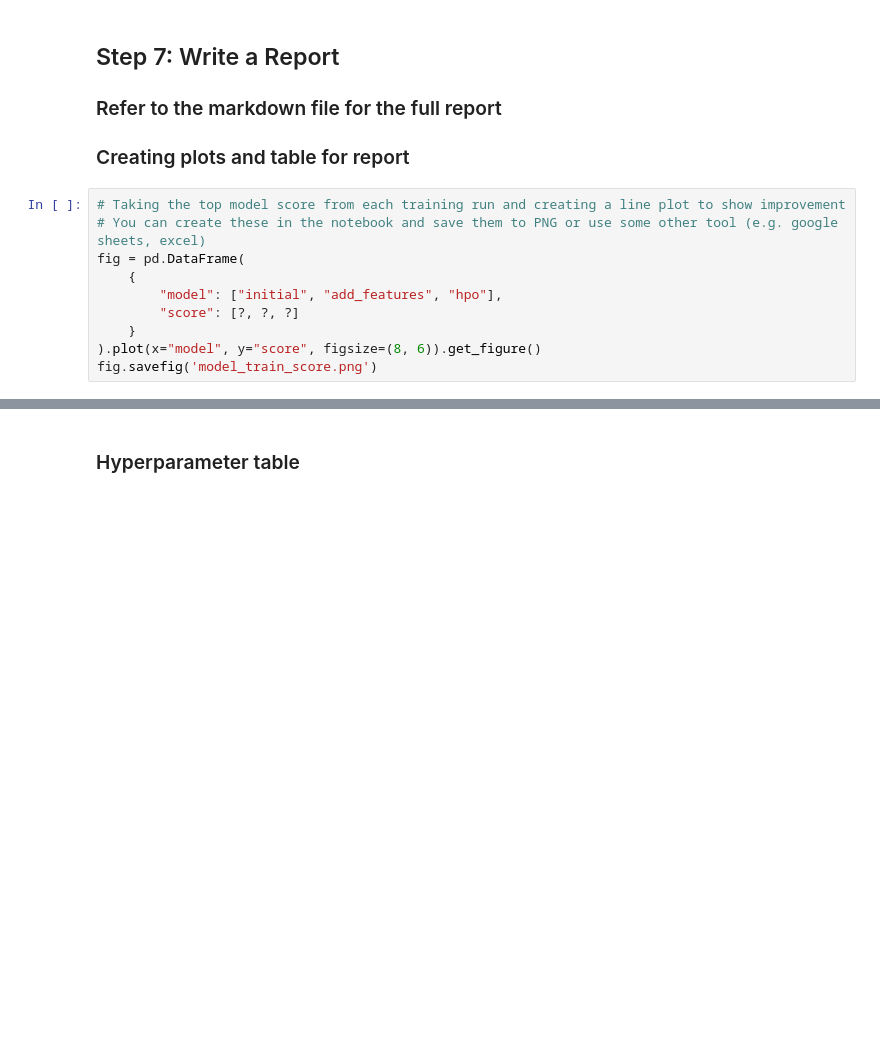
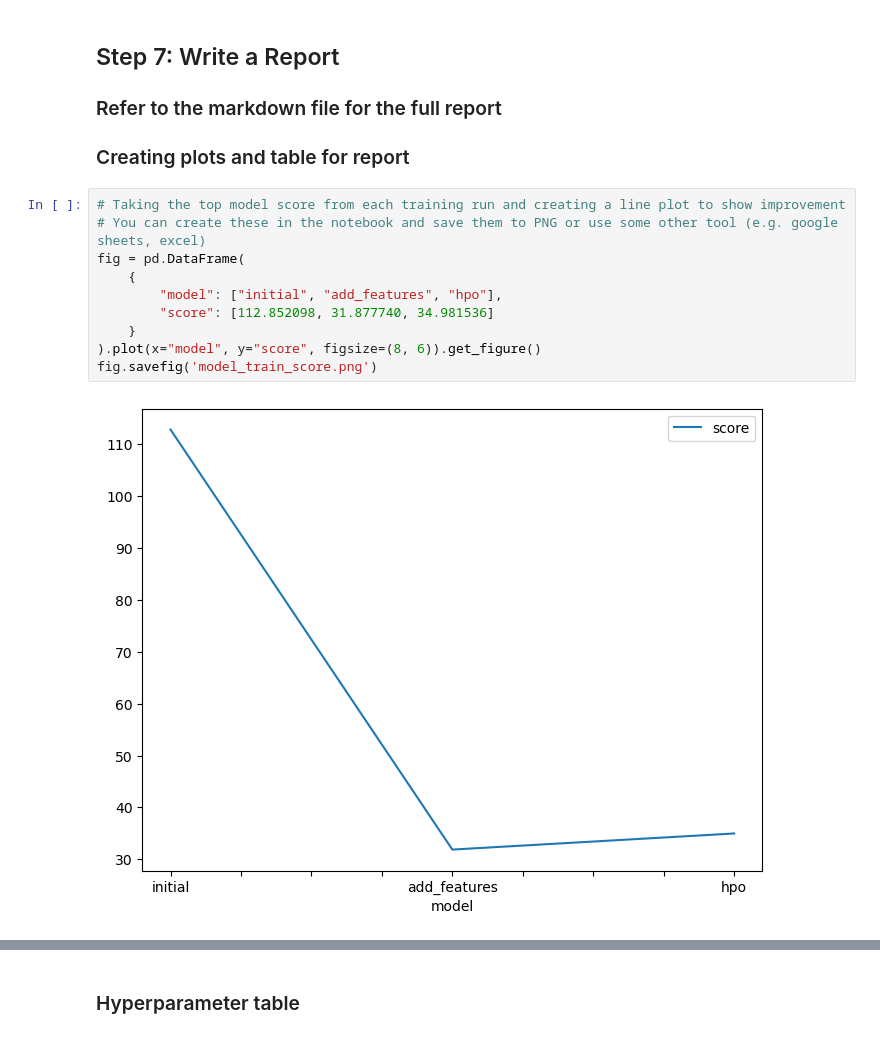
Before and after one commit to shilpamadini/bike-sharing-prediction-autogluon, a Jupyter notebook: project/project-template.ipynb, the cells around one changed output, grey strips where cells are left out. Saved outputs shown, nothing was run; the diff lists cells and outputs as text; blank space fills up the shorter version.

```diff
--- a/project/project-template.ipynb
+++ b/project/project-template.ipynb
@@ -916,13 +1053,15 @@ submission_new_hpo.to_csv("submission_new_hpo.csv", index=False)
 # %%
 # Taking the top model score from each training run and creating a line plot to show improvement
 # You can create these in the notebook and save them to PNG or use some other tool (e.g. google sheets, excel)
 fig = pd.DataFrame(
     {
         "model": ["initial", "add_features", "hpo"],
-        "score": [?, ?, ?]
+        "score": [112.852098, 31.877740, 34.981536]
     }
 ).plot(x="model", y="score", figsize=(8, 6)).get_figure()
 fig.savefig('model_train_score.png')
+# %% [output]
+[figure, added]
 # %%
 # Take the 3 kaggle scores and creating a line plot to show improvement
 fig = pd.DataFrame(
```
Also changed, not shown: parts of 13 cells of this notebook.
